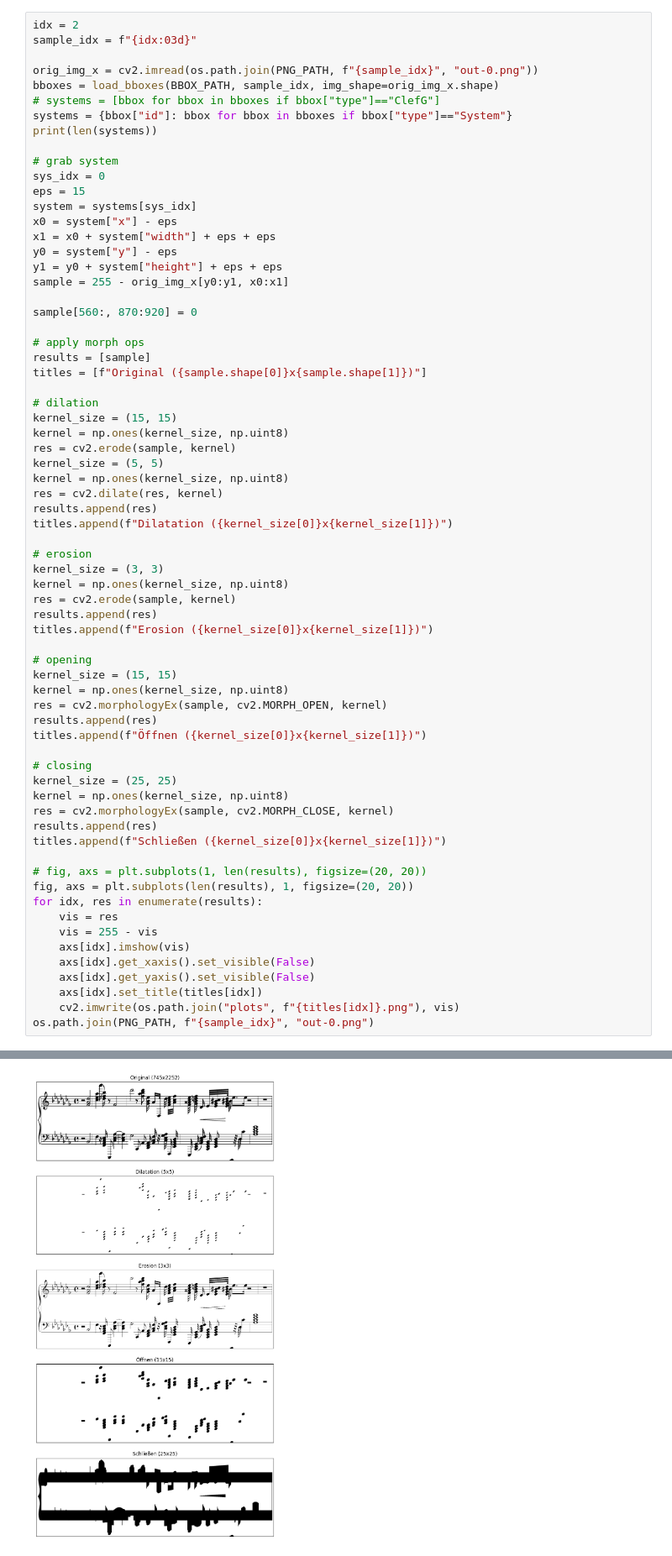
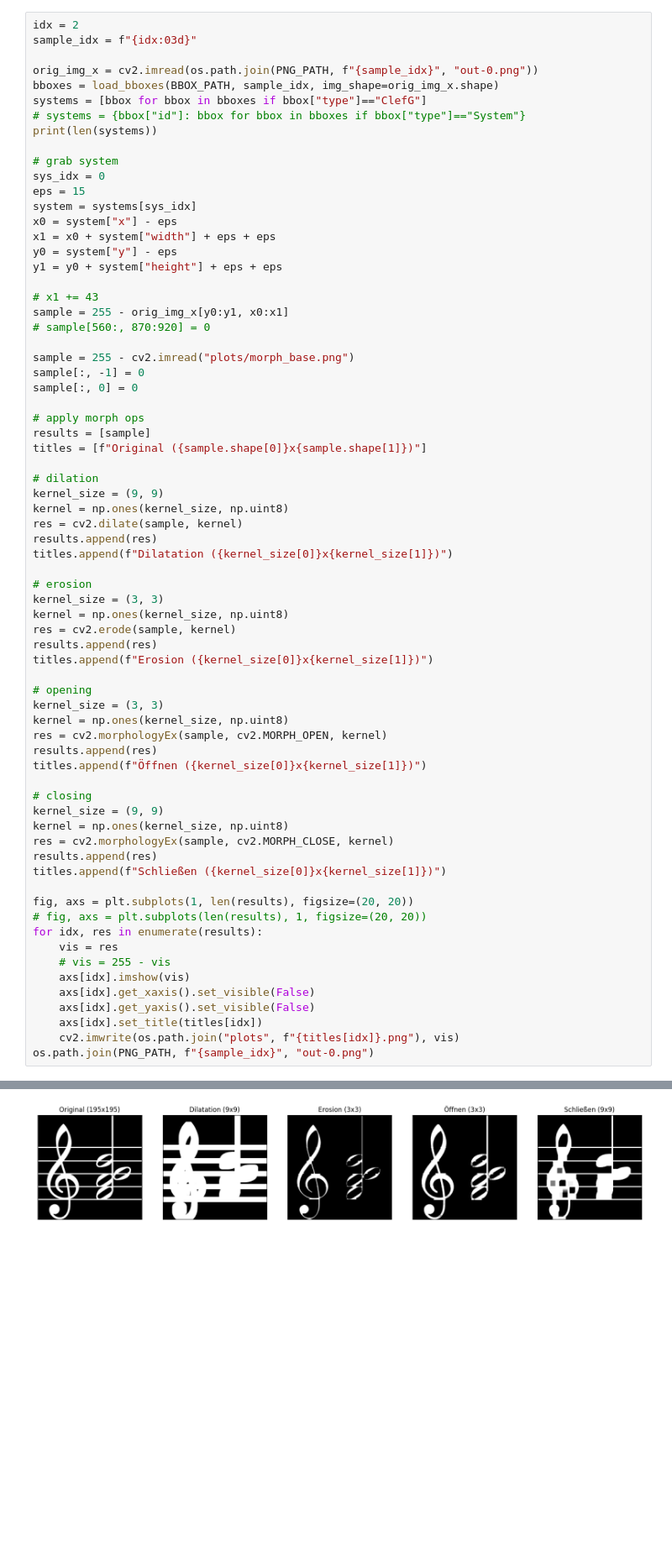
Before and after one commit to nudopnu/omr-unet, a Jupyter notebook: thesis-plots.ipynb, the cells around one changed output, grey strips where cells are left out. Shown: that part at 84% size. Cells and saved outputs as stored; diff of their text form; blank space fills up the shorter version.

Commit message:
Added plots

```diff
--- a/thesis-plots.ipynb
+++ b/thesis-plots.ipynb
@@ -23,8 +25,8 @@ sample_idx = f"{idx:03d}"
 
 orig_img_x = cv2.imread(os.path.join(PNG_PATH, f"{sample_idx}", "out-0.png"))
 bboxes = load_bboxes(BBOX_PATH, sample_idx, img_shape=orig_img_x.shape)
-# systems = [bbox for bbox in bboxes if bbox["type"]=="ClefG"]
-systems = {bbox["id"]: bbox for bbox in bboxes if bbox["type"]=="System"}
+systems = [bbox for bbox in bboxes if bbox["type"]=="ClefG"]
+# systems = {bbox["id"]: bbox for bbox in bboxes if bbox["type"]=="System"}
 print(len(systems))
 
 # grab system
@@ -35,57 +37,59 @@ x0 = system["x"] - eps
 x1 = x0 + system["width"] + eps + eps
 y0 = system["y"] - eps
 y1 = y0 + system["height"] + eps + eps
+
+# x1 += 43
 sample = 255 - orig_img_x[y0:y1, x0:x1]
+# sample[560:, 870:920] = 0
 
-sample[560:, 870:920] = 0
+sample = 255 - cv2.imread("plots/morph_base.png")
+sample[:, -1] = 0
+sample[:, 0] = 0
 
 # apply morph ops
 results = [sample]
 titles = [f"Original ({sample.shape[0]}x{sample.shape[1]})"]
 
 # dilation
-kernel_size = (15, 15)
+kernel_size = (9, 9)
 kernel = np.ones(kernel_size, np.uint8)
-res = cv2.erode(sample, kernel)
-kernel_size = (5, 5)
-kernel = np.ones(kernel_size, np.uint8)
-res = cv2.dilate(res, kernel)
+res = cv2.dilate(sample, kernel)
 results.append(res)
 titles.append(f"Dilatation ({kernel_size[0]}x{kernel_size[1]})")
 
 # erosion
 kernel_size = (3, 3)
 kernel = np.ones(kernel_size, np.uint8)
 res = cv2.erode(sample, kernel)
 results.append(res)
 titles.append(f"Erosion ({kernel_size[0]}x{kernel_size[1]})")
 
 # opening
-kernel_size = (15, 15)
+kernel_size = (3, 3)
 kernel = np.ones(kernel_size, np.uint8)
 res = cv2.morphologyEx(sample, cv2.MORPH_OPEN, kernel)
 results.append(res)
 titles.append(f"Öffnen ({kernel_size[0]}x{kernel_size[1]})")
 
 # closing
-kernel_size = (25, 25)
+kernel_size = (9, 9)
 kernel = np.ones(kernel_size, np.uint8)
 res = cv2.morphologyEx(sample, cv2.MORPH_CLOSE, kernel)
 results.append(res)
 titles.append(f"Schließen ({kernel_size[0]}x{kernel_size[1]})")
 
-# fig, axs = plt.subplots(1, len(results), figsize=(20, 20))
-fig, axs = plt.subplots(len(results), 1, figsize=(20, 20))
+fig, axs = plt.subplots(1, len(results), figsize=(20, 20))
+# fig, axs = plt.subplots(len(results), 1, figsize=(20, 20))
 for idx, res in enumerate(results):
     vis = res
-    vis = 255 - vis
+    # vis = 255 - vis
     axs[idx].imshow(vis)
     axs[idx].get_xaxis().set_visible(False)
     axs[idx].get_yaxis().set_visible(False)
     axs[idx].set_title(titles[idx])
     cv2.imwrite(os.path.join("plots", f"{titles[idx]}.png"), vis)
 os.path.join(PNG_PATH, f"{sample_idx}", "out-0.png")
 # %% [output]
 4
 '..\\..\\datasets\\generated\\png\\002\\out-0.png'
-[figure, old version]
+[figure, new version]
```
Also changed, not shown: parts of 6 cells of this notebook, 1 other file.
